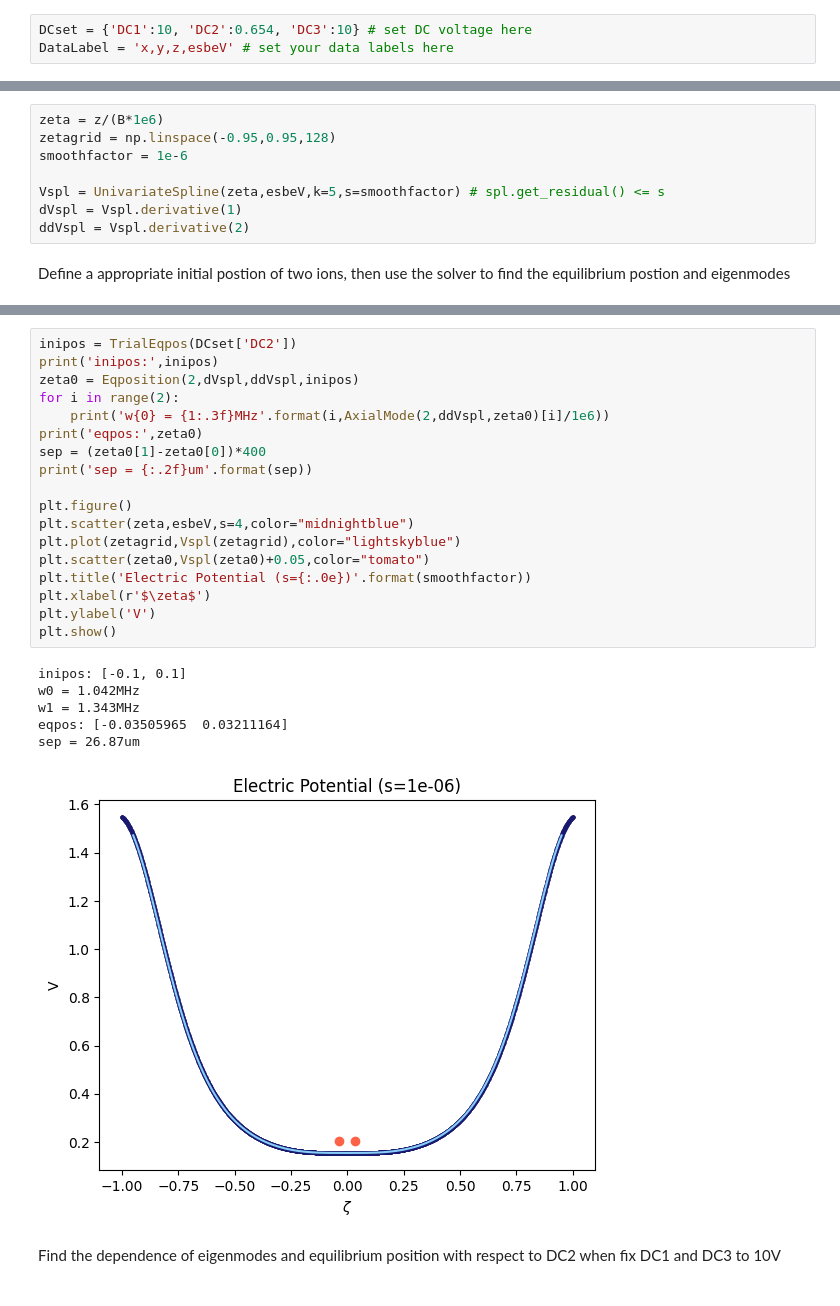
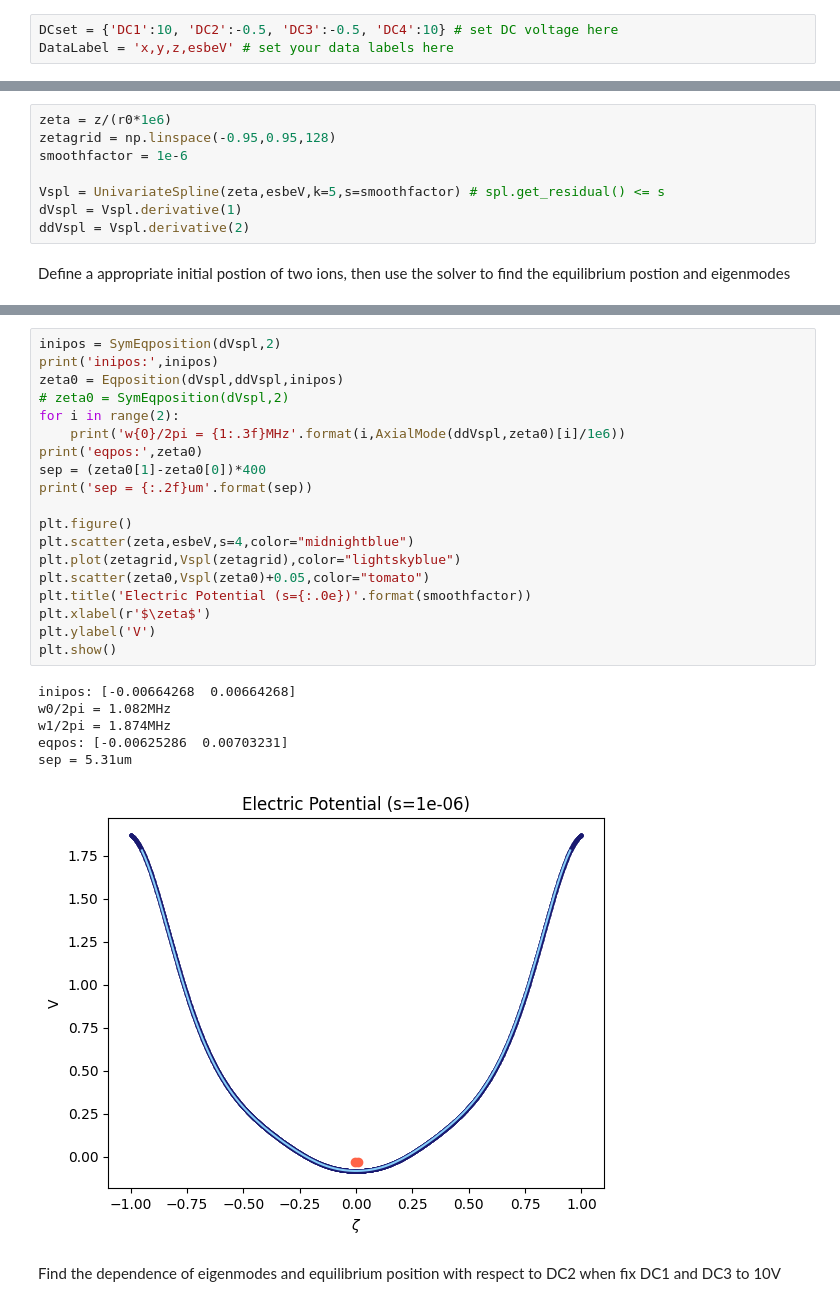
Before and after one commit to fengxiaot/bem-comsol, a Jupyter notebook: freq.ipynb, the cells around one changed output, grey strips where cells are left out. Saved outputs shown, nothing was run; the diff lists cells and outputs as text.

```diff
--- a/freq.ipynb
+++ b/freq.ipynb
@@ -51,7 +51,7 @@ from globalvar import *
 from freqsol import *
 from load import *
 # %%
-DCset = {'DC1':10, 'DC2':0.654, 'DC3':10} # set DC voltage here
+DCset = {'DC1':10, 'DC2':-0.5, 'DC3':-0.5, 'DC4':10} # set DC voltage here
 DataLabel = 'x,y,z,esbeV' # set your data labels here
 # %% [markdown]
 Load data generated by COMSOL, and compute the electrical potential based on DC voltage settings
@@ -65,7 +65,7 @@ for DCi in DCset:
 # %% [markdown]
 Interpolate and get the potential function $V_\text{spl}(\zeta)$
 # %%
-zeta = z/(B*1e6)
+zeta = z/(r0*1e6)
 zetagrid = np.linspace(-0.95,0.95,128)
 smoothfactor = 1e-6
 
@@ -87,28 +77,29 @@ def TrialEqpos(V0):
 # %%
-inipos = TrialEqpos(DCset['DC2'])
+inipos = SymEqposition(dVspl,2)
 print('inipos:',inipos)
-zeta0 = Eqposition(2,dVspl,ddVspl,inipos)
+zeta0 = Eqposition(dVspl,ddVspl,inipos)
+# zeta0 = SymEqposition(dVspl,2)
 for i in range(2):
-    print('w{0} = {1:.3f}MHz'.format(i,AxialMode(2,ddVspl,zeta0)[i]/1e6))
+    print('w{0}/2pi = {1:.3f}MHz'.format(i,AxialMode(ddVspl,zeta0)[i]/1e6))
 print('eqpos:',zeta0)
 sep = (zeta0[1]-zeta0[0])*400
 print('sep = {:.2f}um'.format(sep))
 
 plt.figure()
 plt.scatter(zeta,esbeV,s=4,color="midnightblue")
 plt.plot(zetagrid,Vspl(zetagrid),color="lightskyblue")
 plt.scatter(zeta0,Vspl(zeta0)+0.05,color="tomato")
 plt.title('Electric Potential (s={:.0e})'.format(smoothfactor))
 plt.xlabel(r'$\zeta$')
 plt.ylabel('V')
 plt.show()
 # %% [output]
-inipos: [-0.1, 0.1]
-w0 = 1.042MHz
-w1 = 1.343MHz
-eqpos: [-0.03505965  0.03211164]
-sep = 26.87um
+inipos: [-0.00664268  0.00664268]
+w0/2pi = 1.082MHz
+w1/2pi = 1.874MHz
+eqpos: [-0.00625286  0.00703231]
+sep = 5.31um
-[figure, old version]
+[figure, new version]
 # %% [markdown]
 Find the dependence of eigenmodes and equilibrium position with respect to DC2 when fix DC1 and DC3 to 10V
 # %%
```
Also changed, not shown: parts of 9 cells of this notebook, 11 other files.
